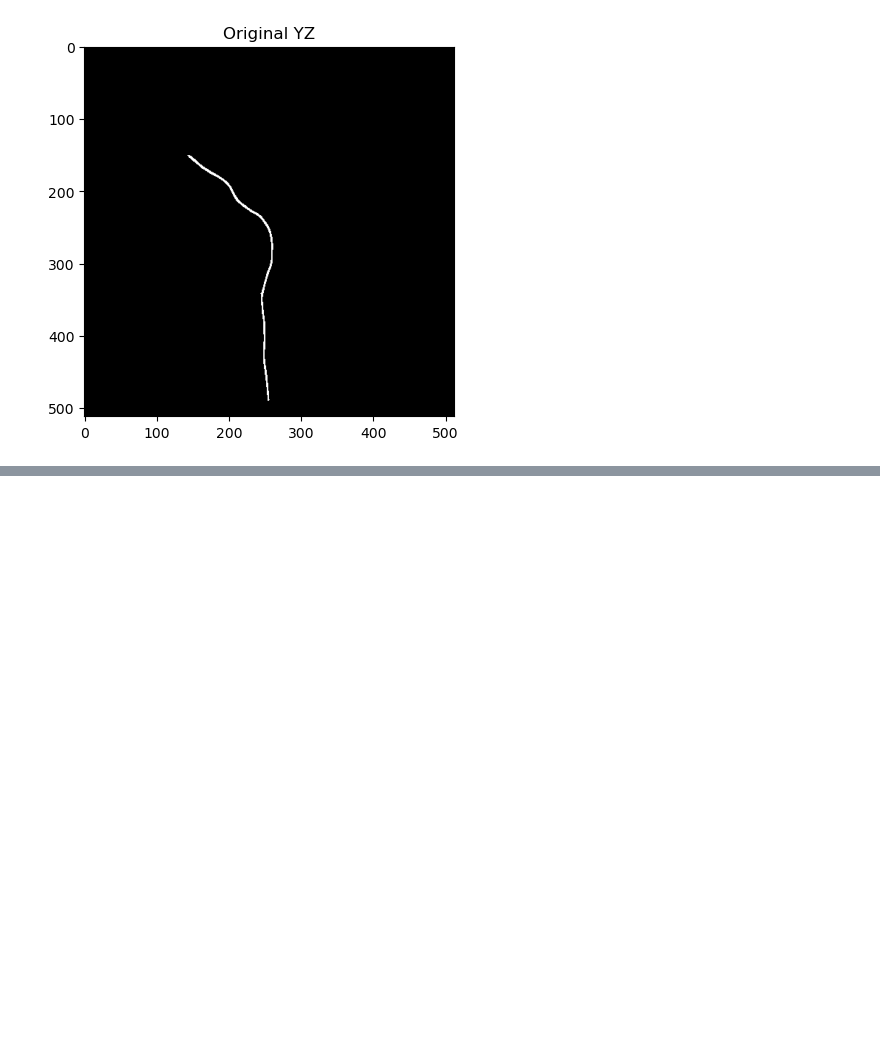
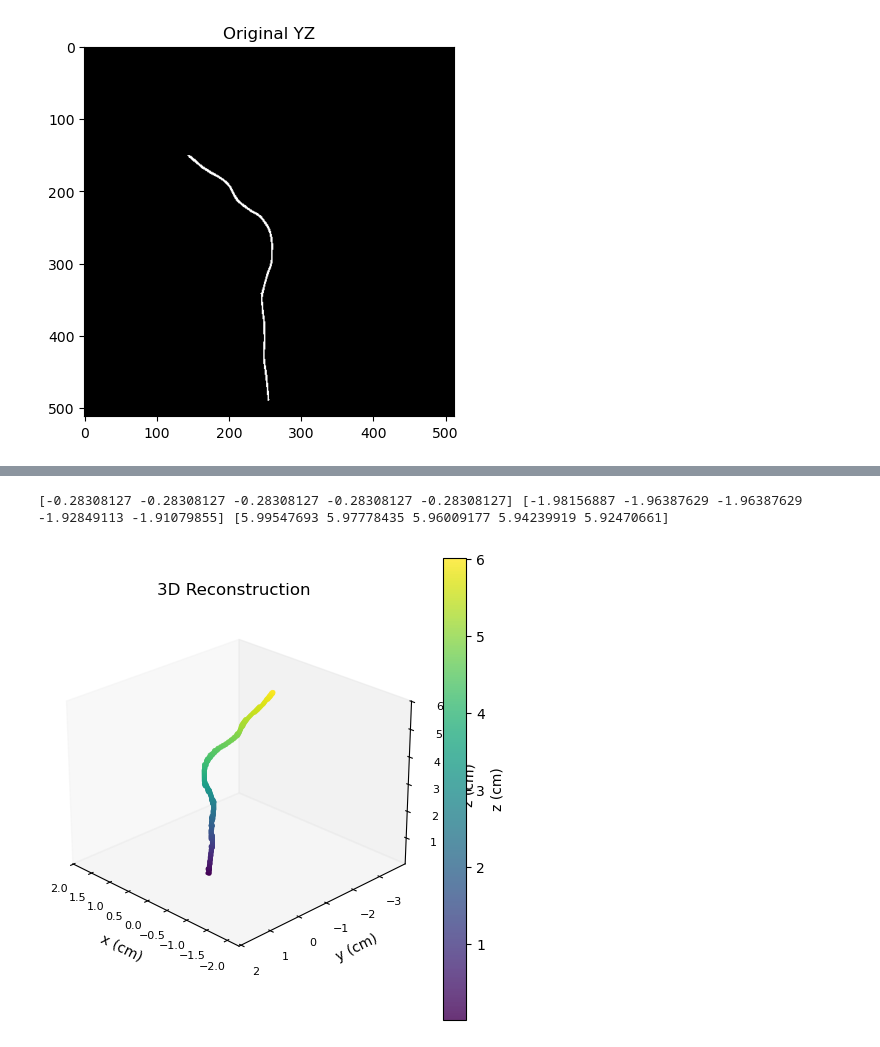
Before and after one commit to josef-lin/HFSP-dodder, a Jupyter notebook: src/data-reconstruction/data-reconstruction.ipynb, the cells around one changed output, grey strips where cells are left out. Saved outputs shown, nothing was run; the diff lists cells and outputs as text; code cells hidden in the pictures; blank space fills up the shorter version.

```diff
--- a/src/data-reconstruction/data-reconstruction.ipynb
+++ b/src/data-reconstruction/data-reconstruction.ipynb
@@ -100,0 +175,52 @@ plt.show()
+# %%
+params = pd.read_csv('../../data/synthetic/images/gen_01/camera_params.csv')
+
+scale    = params['scale'][0]
+x_offset = params['x_offset'][0]
+z_offset = params['z_offset'][0]
+imgH     = int(params['imgH'][0])
+
+threshold = 0
+
+idx = np.where(M_binary == 1)
+
+x_pix = idx[0]
+y_pix = idx[1]
+z_pix = idx[2]
+
+x_cm = (x_pix - x_offset) / scale
+y_cm = (y_pix - x_offset) / scale
+z_cm = (imgH - z_pix - z_offset) / scale
+
+print(x_cm[:5], y_cm[:5], z_cm[:5])
+# %% [output]
+[-0.28308127 -0.28308127 -0.28308127 -0.28308127 -0.28308127] [-1.98156887 -1.96387629 -1.96387629 -1.92849113 -1.91079855] [5.99547693 5.97778435 5.96009177 5.94239919 5.92470661]
+# %%
+fig = plt.figure(figsize=(6,6))
+ax = fig.add_subplot(111, projection='3d')
+
+sc = ax.scatter(x_cm, y_cm, z_cm,
+                c=z_cm, cmap='viridis',
+                s=3, alpha=0.8)
+
+ax.set_xlabel('x (cm)')
+ax.set_ylabel('y (cm)')
+ax.set_zlabel('z (cm)')
+ax.set_title('3D Reconstruction')
+
+ax.view_init(elev=25, azim=135)
+
+pad = 2
+
+ax.set_xlim(x_cm.min()-pad, x_cm.max()+pad)
+ax.set_ylim(y_cm.min()-pad, y_cm.max()+pad)
+ax.set_zlim(z_cm.min(), z_cm.max())
+
+ax.grid(False)
+ax.tick_params(labelsize=8)
+
+plt.colorbar(sc, ax=ax, label='z (cm)')
+
+plt.show()
+# %% [output]
+[figure, added]
```
Also changed, not shown: parts of 6 cells of this notebook, 1 other file.
